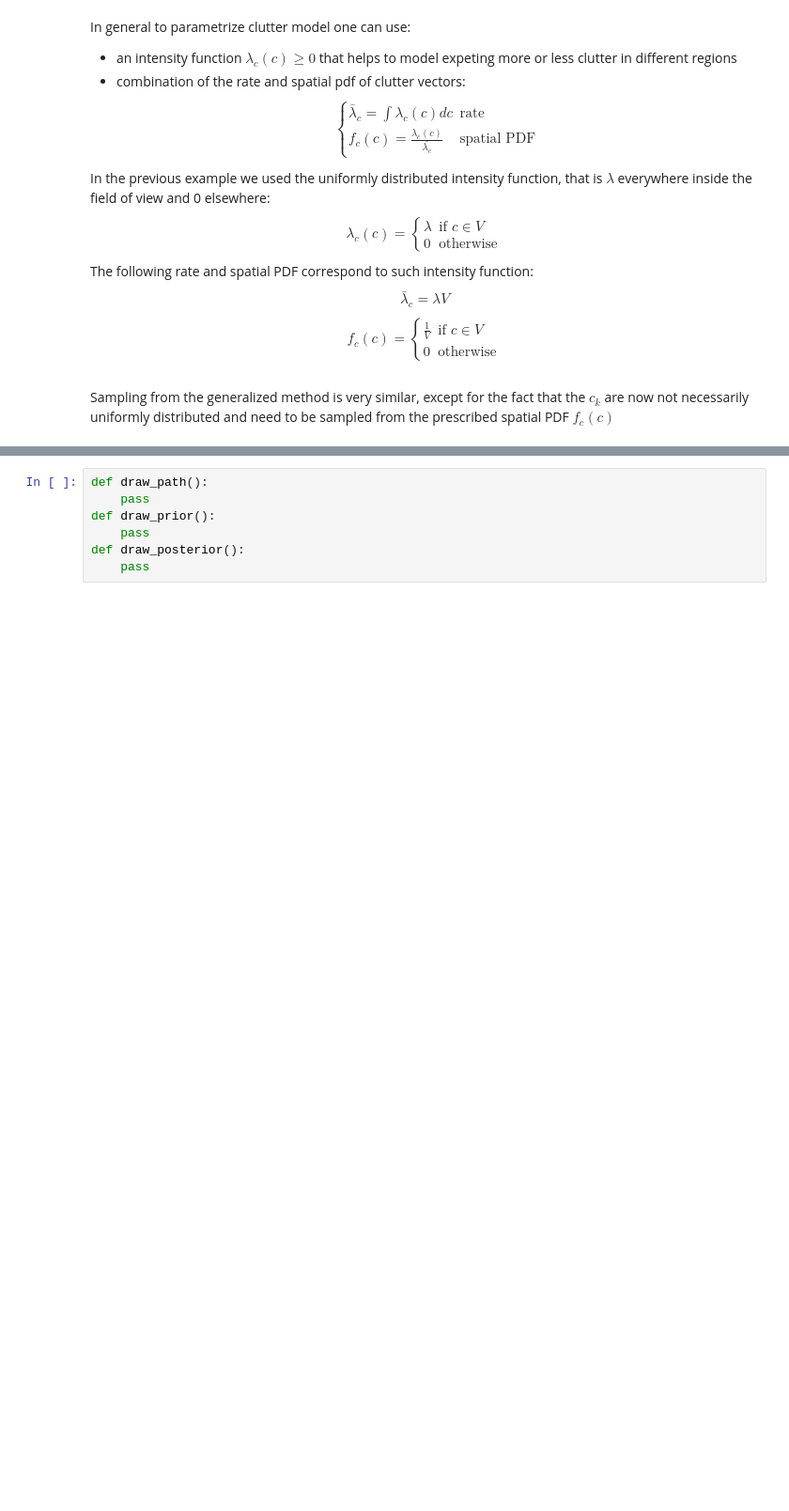
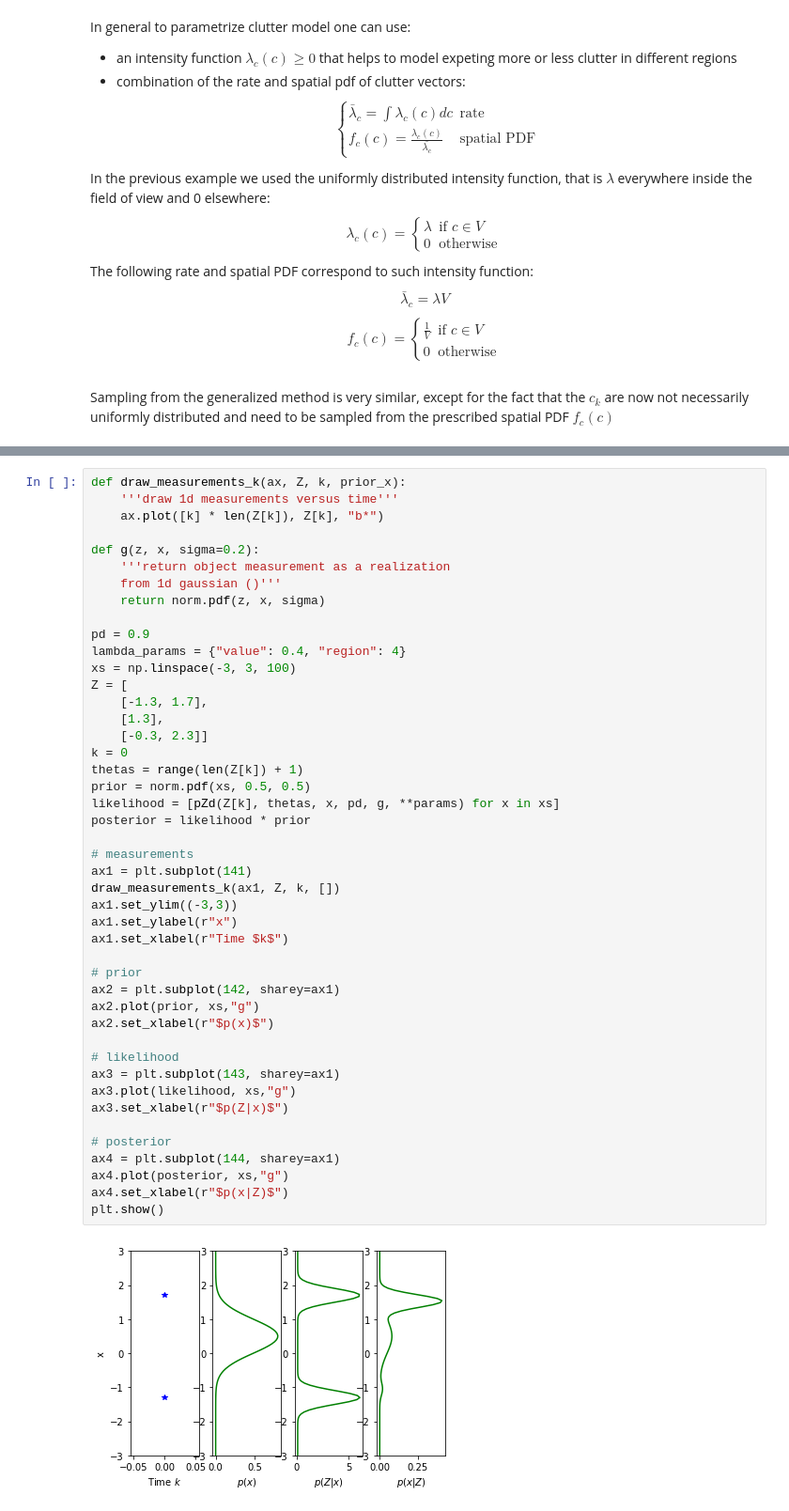
Before and after one commit to mihsamusev/bayesian_gym, a Jupyter notebook: py/Single object tracking in clutter.ipynb, the cells around one changed output, grey strips where cells are left out. Shown: that part at 94% size. Saved outputs shown, nothing was run; the diff lists cells and outputs as text; blank space fills up the shorter version.

```diff
--- a/py/Single object tracking in clutter.ipynb
+++ b/py/Single object tracking in clutter.ipynb
@@ -424,7 +565,47 @@ Sequence of measurements $Z_{1:k} = (Z_1, Z_2, ..., Z_k)$ for example, a sequenc
-# %%
-def draw_path():
-    pass
-def draw_prior():
-    pass
-def draw_posterior():
-    pass
+# %%
+def draw_measurements_k(ax, Z, k, prior_x):
+    '''draw 1d measurements versus time'''
+    ax.plot([k] * len(Z[k]), Z[k], "b*")
+
+def g(z, x, sigma=0.2):
+    '''return object measurement as a realization
+    from 1d gaussian ()'''
+    return norm.pdf(z, x, sigma)
+
+pd = 0.9
+lambda_params = {"value": 0.4, "region": 4}
+xs = np.linspace(-3, 3, 100)
+Z = [
+    [-1.3, 1.7],
+    [1.3],
+    [-0.3, 2.3]]
+k = 0
+thetas = range(len(Z[k]) + 1)
+prior = norm.pdf(xs, 0.5, 0.5)
+likelihood = [pZd(Z[k], thetas, x, pd, g, **params) for x in xs]
+posterior = likelihood * prior
+
+# measurements
+ax1 = plt.subplot(141)
+draw_measurements_k(ax1, Z, k, [])
+ax1.set_ylim((-3,3))
+ax1.set_ylabel(r"x")
+ax1.set_xlabel(r"Time $k$")
+
+# prior
+ax2 = plt.subplot(142, sharey=ax1)
+ax2.plot(prior, xs,"g")
+ax2.set_xlabel(r"$p(x)$")
+
+# likelihood
+ax3 = plt.subplot(143, sharey=ax1)
+ax3.plot(likelihood, xs,"g")
+ax3.set_xlabel(r"$p(Z|x)$")
+
+# posterior
+ax4 = plt.subplot(144, sharey=ax1)
+ax4.plot(posterior, xs,"g")
+ax4.set_xlabel(r"$p(x|Z)$")
+plt.show()
+# %% [output]
+[figure, added]
```
Also changed, not shown: parts of 21 cells of this notebook.
